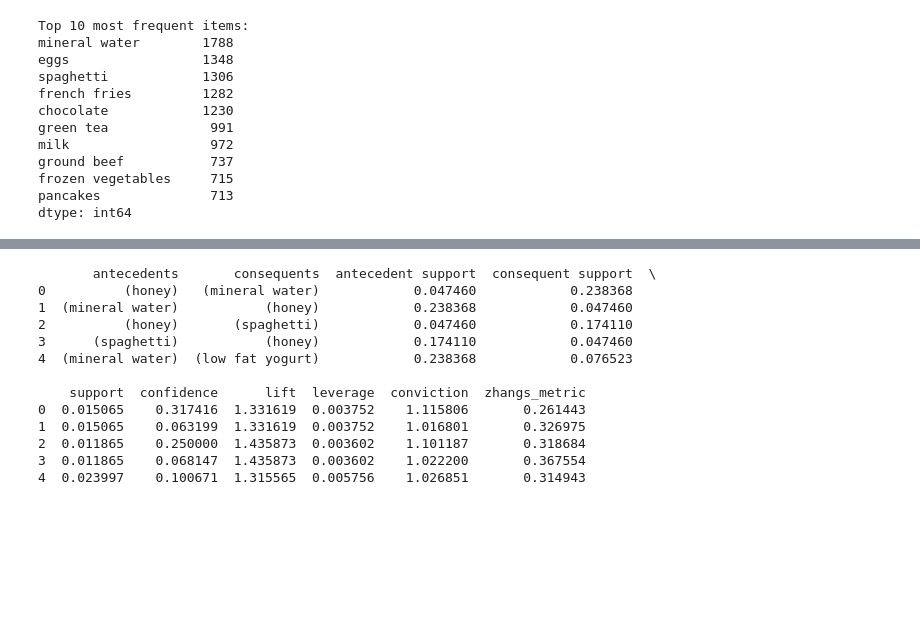
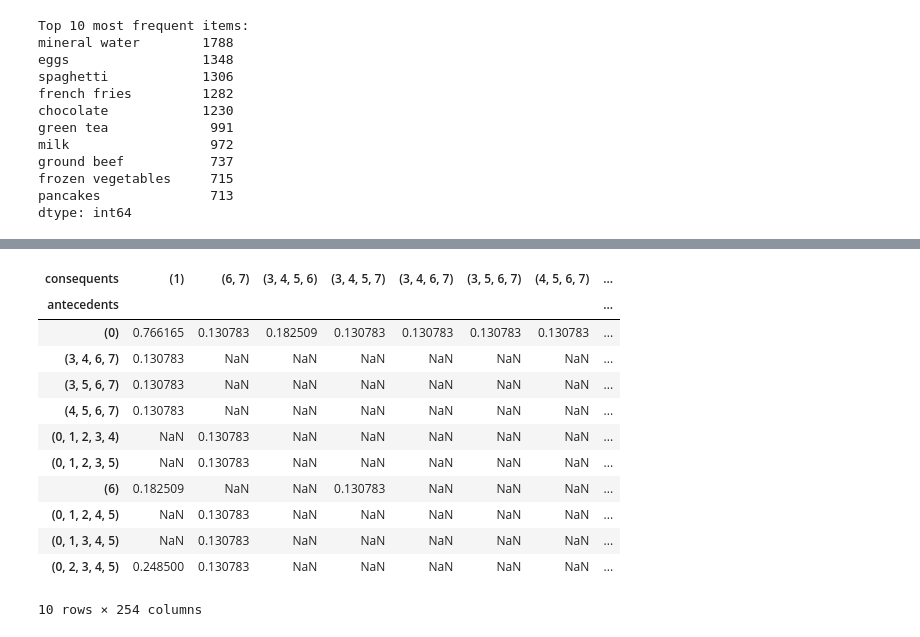
Before and after one commit to Deyonrose/labexercises, a Jupyter notebook: 2348513_lab3.ipynb, the cells around one changed output, grey strips where cells are left out. Cells and saved outputs as stored; diff of their text form; code cells hidden in the pictures; blank space fills up the shorter version.

```diff
--- a/2348513_lab3.ipynb
+++ b/2348513_lab3.ipynb
@@ -196,22 +191,16 @@ plt.show()
-# %%
-
-frequent_itemsets = apriori(binary_df, min_support=0.01, use_colnames=True)
-rules = association_rules(frequent_itemsets, metric="lift", min_threshold=1)
-
-print(rules.head())
-# %% [output]
-       antecedents       consequents  antecedent support  consequent support  \
-0          (honey)   (mineral water)            0.047460            0.238368
-1  (mineral water)           (honey)            0.238368            0.047460
-2          (honey)       (spaghetti)            0.047460            0.174110
-3      (spaghetti)           (honey)            0.174110            0.047460
-4  (mineral water)  (low fat yogurt)            0.238368            0.076523
-
-    support  confidence      lift  leverage  conviction  zhangs_metric
-0  0.015065    0.317416  1.331619  0.003752    1.115806       0.261443
-1  0.015065    0.063199  1.331619  0.003752    1.016801       0.326975
-2  0.011865    0.250000  1.435873  0.003602    1.101187       0.318684
-3  0.011865    0.068147  1.435873  0.003602    1.022200       0.367554
-4  0.023997    0.100671  1.315565  0.005756    1.026851       0.314943
 # %%
-pivot_table = rules.pivot_table(index='antecedents', columns='consequents', values='lift')
+rules.pivot_table(index='antecedents', columns='consequents', values='support')[:10]
+# %% [output]
+| consequents | (1) | (6, 7) | (3, 4, 5, 6) | (3, 4, 5, 7) | (3, 4, 6, 7) | (3, 5, 6, 7) | (4, 5, 6, 7) | ... |
+| antecedents |  |  |  |  |  |  |  | ... |
+| (0) | 0.766165 | 0.130783 | 0.182509 | 0.130783 | 0.130783 | 0.130783 | 0.130783 | ... |
+| (3, 4, 6, 7) | 0.130783 | NaN | NaN | NaN | NaN | NaN | NaN | ... |
+| (3, 5, 6, 7) | 0.130783 | NaN | NaN | NaN | NaN | NaN | NaN | ... |
+| (4, 5, 6, 7) | 0.130783 | NaN | NaN | NaN | NaN | NaN | NaN | ... |
+| (0, 1, 2, 3, 4) | NaN | 0.130783 | NaN | NaN | NaN | NaN | NaN | ... |
+| (0, 1, 2, 3, 5) | NaN | 0.130783 | NaN | NaN | NaN | NaN | NaN | ... |
+| (6) | 0.182509 | NaN | NaN | 0.130783 | NaN | NaN | NaN | ... |
+| (0, 1, 2, 4, 5) | NaN | 0.130783 | NaN | NaN | NaN | NaN | NaN | ... |
+| (0, 1, 3, 4, 5) | NaN | 0.130783 | NaN | NaN | NaN | NaN | NaN | ... |
+| (0, 2, 3, 4, 5) | 0.248500 | 0.130783 | NaN | NaN | NaN | NaN | NaN | ... |
+10 rows × 254 columns
```
Also changed, not shown: parts of 11 cells of this notebook.
